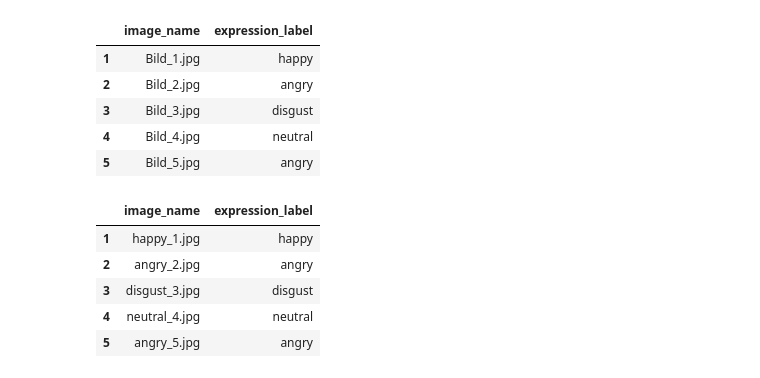
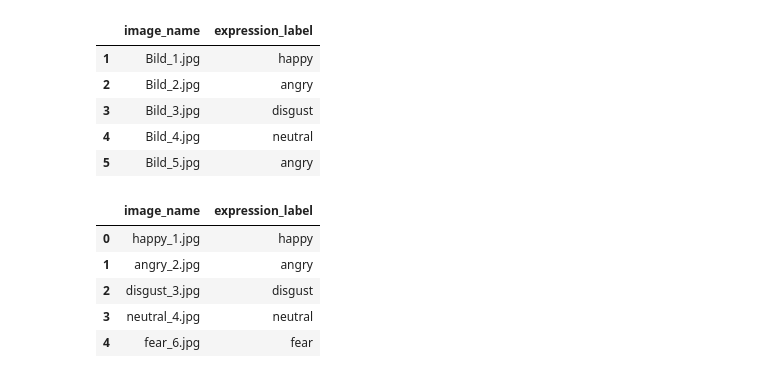
Before and after one commit to DSPRO2-Group-9/emotion_recognition, a Jupyter notebook: notebook/processing/own_data.ipynb, the cells around one changed output. Drawn from its saved outputs; the diff is of its cells as text; code cells hidden in the pictures.

```diff
--- a/notebook/processing/own_data.ipynb
+++ b/notebook/processing/own_data.ipynb
@@ -181,18 +216,23 @@ for i, img in enumerate(images):
         ),
         img,
     )
-# %%
-new_label_df = combined_average_df
-new_label_df["image_name"] = image_names
-
-new_label_df.head()
-# %% [output]
-|  | image_name | expression_label |
-| 1 | happy_1.jpg | happy |
-| 2 | angry_2.jpg | angry |
-| 3 | disgust_3.jpg | disgust |
-| 4 | neutral_4.jpg | neutral |
-| 5 | angry_5.jpg | angry |
+# %%
+data = {
+    "image_name": image_names,
+    "expression_label": image_expressions,
+
+}
+
+# Create the DataFrame
+new_label_df = pd.DataFrame(data)
+new_label_df.head()
+# %% [output]
+|  | image_name | expression_label |
+| 0 | happy_1.jpg | happy |
+| 1 | angry_2.jpg | angry |
+| 2 | disgust_3.jpg | disgust |
+| 3 | neutral_4.jpg | neutral |
+| 4 | fear_6.jpg | fear |
 # %%
 label_path = "../../data/processed/ai_generated/labels.csv"
 
```
Also changed, not shown: parts of 5 cells of this notebook, 9 other files.
